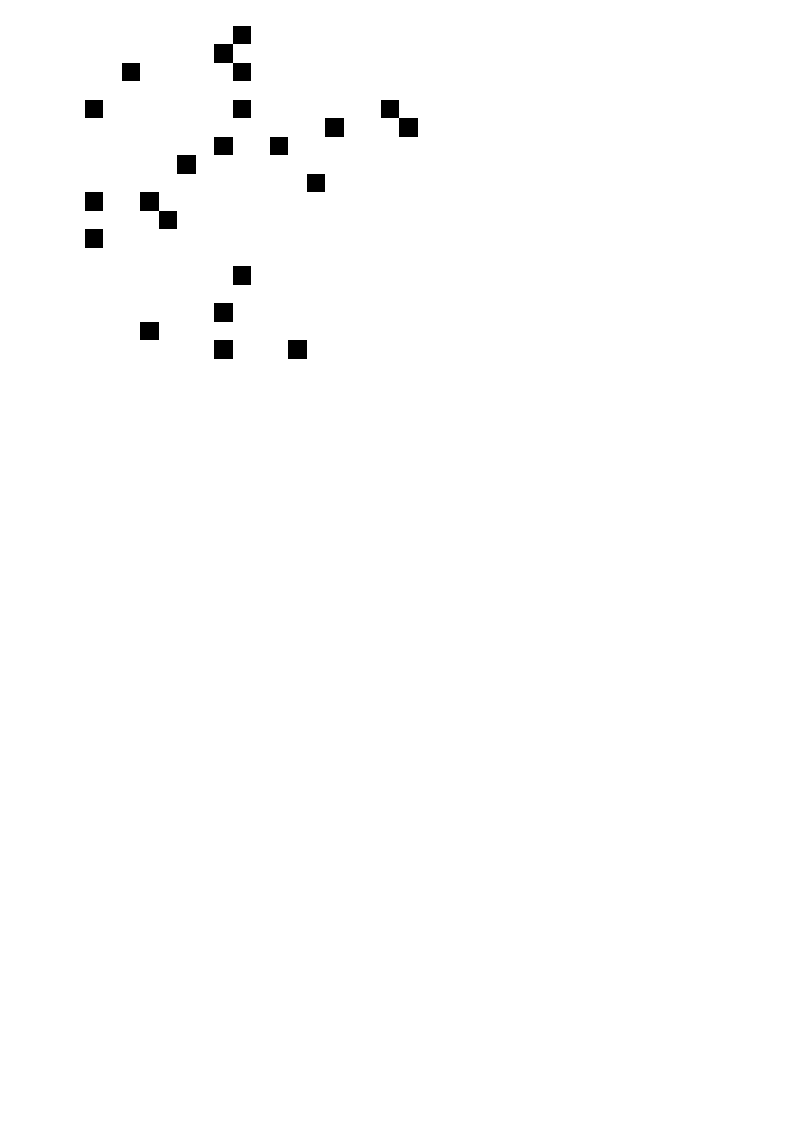
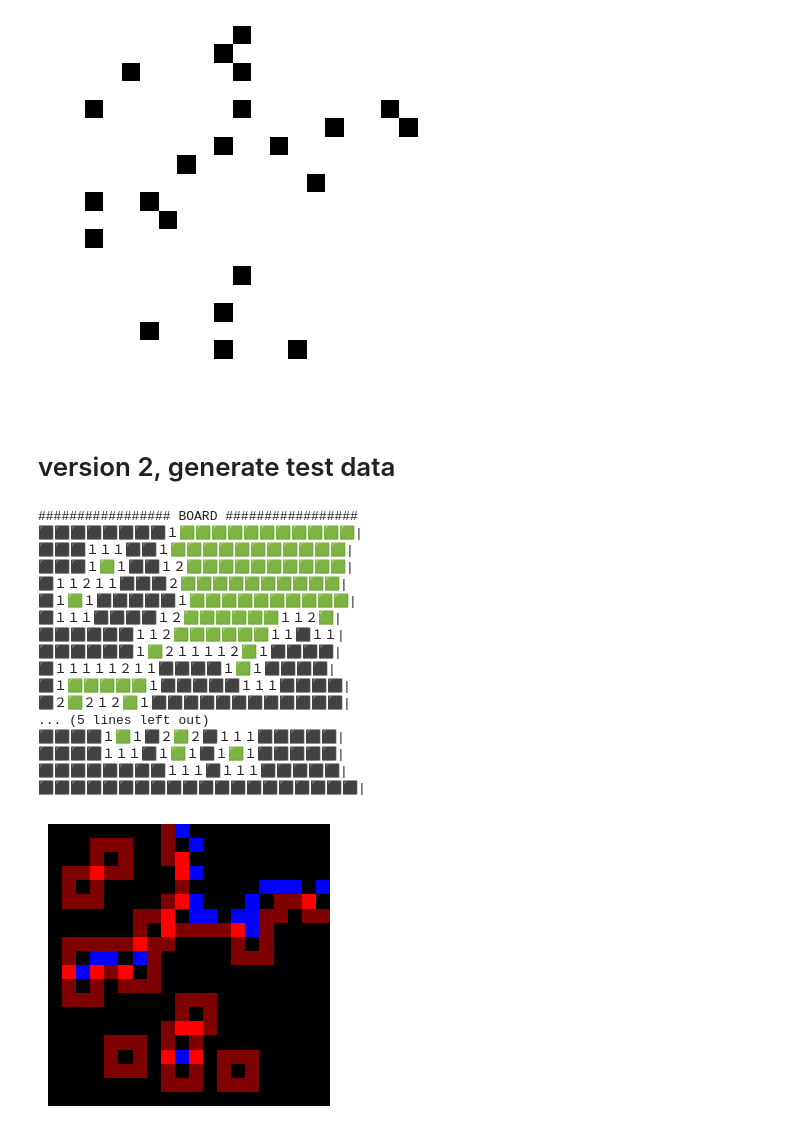
Before and after one commit to pj0620/minesweeper-cnn, a Jupyter notebook: generate_minesweeper_data.ipynb, the cells around one changed output. Drawn from its saved outputs; the diff is of its cells as text; code cells hidden in the pictures; blank space fills up the shorter version.

```diff
--- a/generate_minesweeper_data.ipynb
+++ b/generate_minesweeper_data.ipynb
@@ -317,3 +328,61 @@ plt.show()
 [figure]
 [figure]
 [figure]
+# %% [markdown]
+# version 2, generate test data
+# %%
+N = 20
+g = Game(N=N, n_bombs=25, seed = 2252)
+g.click(5,5)
+g.print_board()
+print('')
+
+plt.figure(figsize=(8, 4))
+
+plt.subplot(1, 2, 1)
+plt.imshow(1 - g.known, cmap='gray')
+
+G = np.array([
+    [1, 1, 1, ],
+    [1, 1, 1, ],
+    [1, 1, 1, ],
+])
+
+r = lambda vect: np.where(vect > 0, 1, vect).astype(np.int16)
+con = lambda A, B: convolve2d(A, B, mode='same')
+
+# guessable_mask = con(g.known, G).astype(float)
+
+usable_values = g.known * r( con(1 - g.known, G) ) * g.values
+guessable_bombs = r( con(g.known, G) ) * ( 1 - g.known ) * (1 - g.bomb)
+
+# get all bombs in knowable area
+# guessable_bombs = g.bomb * guessable_mask
+
+rgb_image = np.zeros((N, N, 3), dtype=np.uint8)
+rgb_image[:, :, 0] = 255 * usable_values / np.max(usable_values)  # Values
+rgb_image[:, :, 2] = 255 * guessable_bombs  # Known
+
+# Display the RGB image
+plt.imshow(rgb_image)
+plt.axis('off')  # Hide axis ticks and labels
+plt.show()
+# %% [output]
+################# BOARD #################
+⬛⬛⬛⬛⬛⬛⬛⬛１🟩🟩🟩🟩🟩🟩🟩🟩🟩🟩🟩|
+⬛⬛⬛１１１⬛⬛１🟩🟩🟩🟩🟩🟩🟩🟩🟩🟩🟩|
+⬛⬛⬛１🟩１⬛⬛１２🟩🟩🟩🟩🟩🟩🟩🟩🟩🟩|
+⬛１１２１１⬛⬛⬛２🟩🟩🟩🟩🟩🟩🟩🟩🟩🟩|
+⬛１🟩１⬛⬛⬛⬛⬛１🟩🟩🟩🟩🟩🟩🟩🟩🟩🟩|
+⬛１１１⬛⬛⬛⬛１２🟩🟩🟩🟩🟩🟩１１２🟩|
+⬛⬛⬛⬛⬛⬛１１２🟩🟩🟩🟩🟩🟩１１⬛１１|
+⬛⬛⬛⬛⬛⬛１🟩２１１１１２🟩１⬛⬛⬛⬛|
+⬛１１１１１２１１⬛⬛⬛⬛１🟩１⬛⬛⬛⬛|
+⬛１🟩🟩🟩🟩🟩１⬛⬛⬛⬛⬛１１１⬛⬛⬛⬛|
+⬛２🟩２１２🟩１⬛⬛⬛⬛⬛⬛⬛⬛⬛⬛⬛⬛|
+... (5 lines left out)
+⬛⬛⬛⬛１🟩１⬛２🟩２⬛１１１⬛⬛⬛⬛⬛|
+⬛⬛⬛⬛１１１⬛１🟩１⬛１🟩１⬛⬛⬛⬛⬛|
+⬛⬛⬛⬛⬛⬛⬛⬛１１１⬛１１１⬛⬛⬛⬛⬛|
+⬛⬛⬛⬛⬛⬛⬛⬛⬛⬛⬛⬛⬛⬛⬛⬛⬛⬛⬛⬛|
+[figure, added]
```
Also changed, not shown: parts of 1 cell of this notebook.
